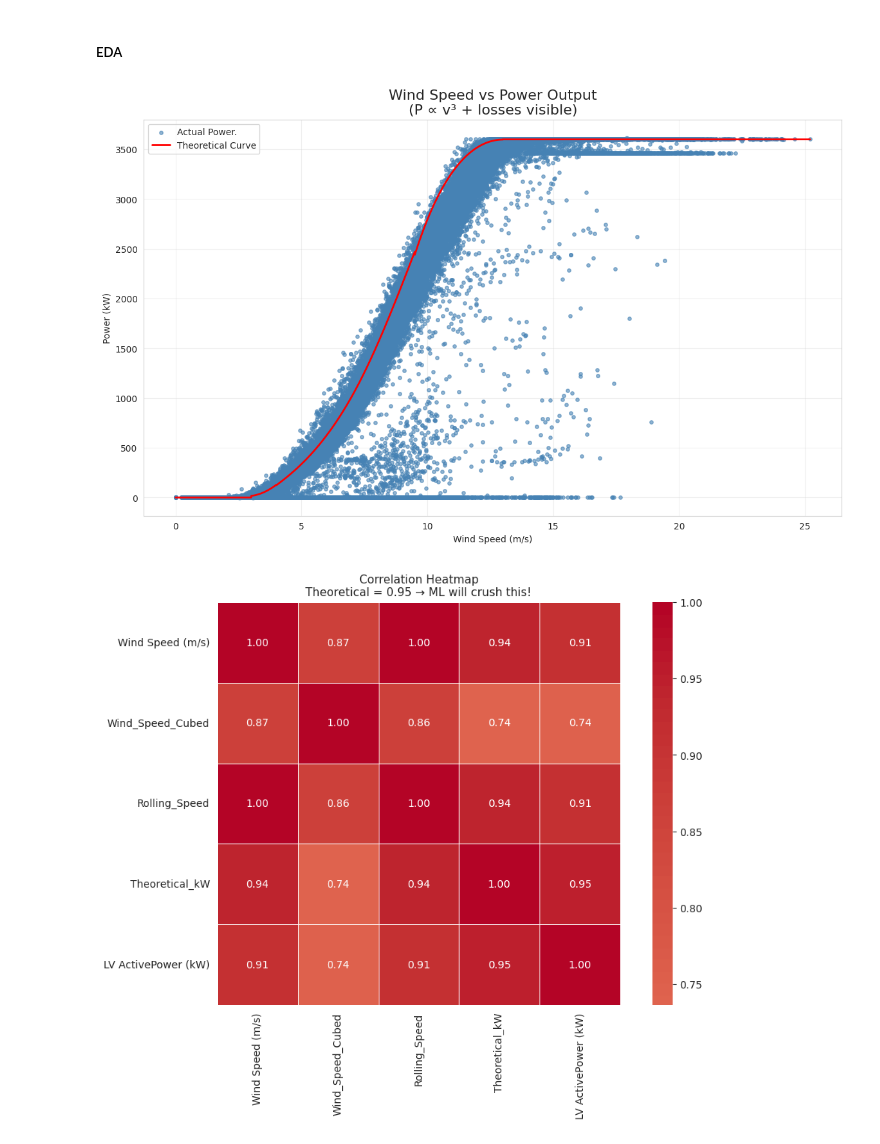
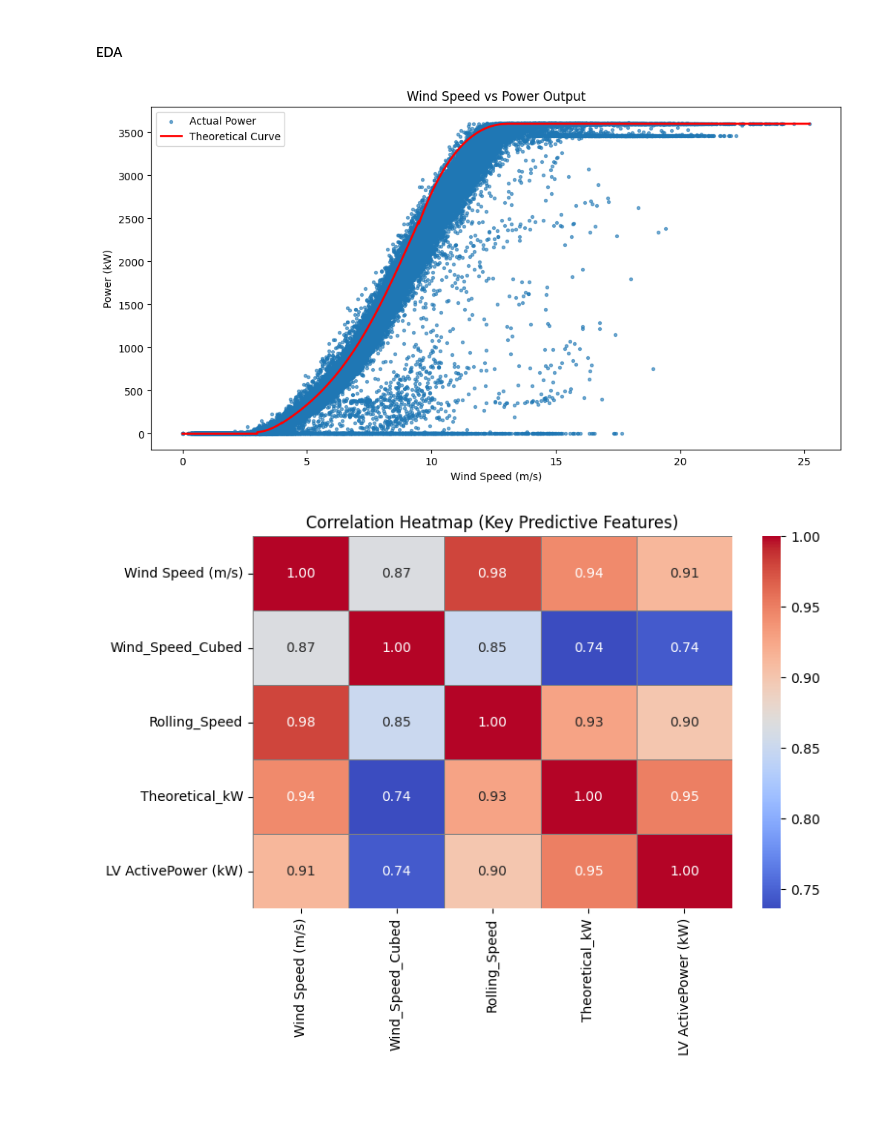
Before and after one commit to KKDS09/Forecasting-Wind-Turbine-Power-Output-using-Machine-Learning, a Jupyter notebook: WindTurbine_Prediction_AICTE.ipynb, the cells around one changed output. Saved outputs shown, nothing was run; the diff lists cells and outputs as text; code cells hidden in the pictures; blank space fills up the shorter version.

```diff
--- a/WindTurbine_Prediction_AICTE.ipynb
+++ b/WindTurbine_Prediction_AICTE.ipynb
@@ -58,7 +19,0 @@ np.int64(0)
-# %%
-# Converting Date/time same format.
-turbine_data['Date/Time'] = pd.to_datetime(turbine_data['Date/Time'], format='%d %m %Y %H:%M')
-# keeping it time ordered
-turbine_data = turbine_data.sort_values(by='Date/Time')
-
-display(turbine_data.head())
@@ -111,34 +110,42 @@ print(turbine_data[['Wind Speed (m/s)', 'Wind_Speed_Cubed', 'Dir_Sin', 'Dir_Cos'
 ##### EDA
 # %%
 import matplotlib.pyplot as plt
-import seaborn as sns
-# import numpy as np
+import pandas as pd
 
-sns.set_style("whitegrid") #clean white bg
-plt.rcParams['figure.figsize'] = (12,6) # rcParams runtime configuration to cntrl dfult plot settings
-%matplotlib inline
+plt.rcParams['figure.figsize'] = (12, 6)
 # %%
-# plot1 Wind speed Vs power (scatter plot)
-plt.figure(figsize=(14,8))
-plt.scatter(turbine_data['Wind Speed (m/s)'],  turbine_data['LV ActivePower (kW)'], alpha=0.6, s=15, color='steelblue', label="Actual Power.")
-theo = turbine_data.sort_values('Wind Speed (m/s)')
-plt.plot(theo['Wind Speed (m/s)'], theo['Theoretical_Power_Curve (KWh)'],
-         color='red', linewidth=2, label='Theoretical Curve')
+# 1) Scatter: Wind Speed vs Actual + Theoretical Curve
+sorted_data = turbine_data.sort_values('Wind Speed (m/s)')
 
-plt.title('Wind Speed vs Power Output\n(P ∝ v³ + losses visible)', fontsize=16)
-plt.xlabel('Wind Speed (m/s)')
-plt.ylabel('Power (kW)')
+plt.figure()
+plt.scatter(turbine_data['Wind Speed (m/s)'],
+            turbine_data['LV ActivePower (kW)'],
+            s=8, alpha=0.6, label="Actual Power")
+
+plt.plot(sorted_data['Wind Speed (m/s)'],
+         sorted_data['Theoretical_kW'], color='red',
+         linewidth=2, label="Theoretical Curve")
+
+plt.title("Wind Speed vs Power Output")
+plt.xlabel("Wind Speed (m/s)")
+plt.ylabel("Power (kW)")
 plt.legend()
-plt.grid(True, alpha=0.3) # .3 transperancy or visiblity
 plt.show()
 # %% [output]
-[figure, old version]
+[figure, new version]
 # %%
-corr = turbine_data[['Wind Speed (m/s)', 'Wind_Speed_Cubed', 'Rolling_Speed','Theoretical_kW', 'LV ActivePower (kW)']].corr()
+import seaborn as sns
+import matplotlib.pyplot as plt
 
-plt.figure(figsize=(11, 7))
-sns.heatmap(corr, annot=True, cmap='coolwarm', center=0, fmt='.2f', linewidths=0.5, square=True)
-plt.title('Correlation Heatmap\nTheoretical = 0.95 → ML will crush this!', fontsize=11)
+features_corr = ['Wind Speed (m/s)', 'Wind_Speed_Cubed', 'Rolling_Speed',
+                 'Theoretical_kW', 'LV ActivePower (kW)']
+
+corr = turbine_data[features_corr].corr()
+
+plt.figure(figsize=(8,5))
+sns.heatmap(corr, annot=True, fmt=".2f", cmap="coolwarm",
+            linewidths=0.5, linecolor='gray')
+plt.title("Correlation Heatmap (Key Predictive Features)")
 plt.show()
 # %% [output]
-[figure, old version]
+[figure, new version]
```
Also changed, not shown: parts of 26 cells of this notebook.
